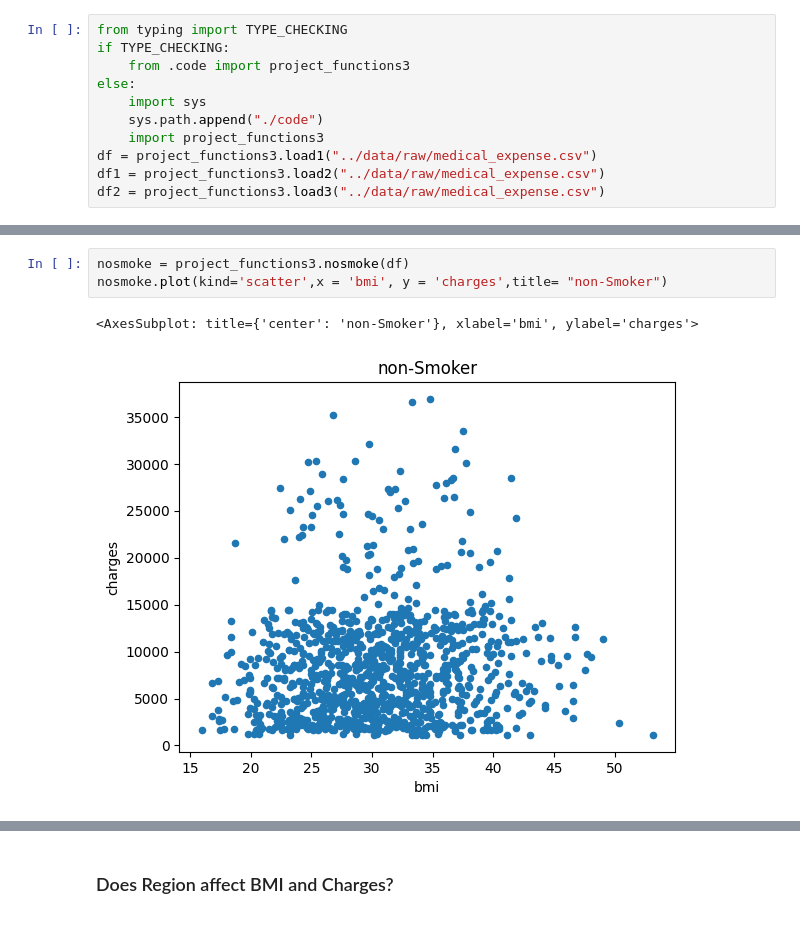
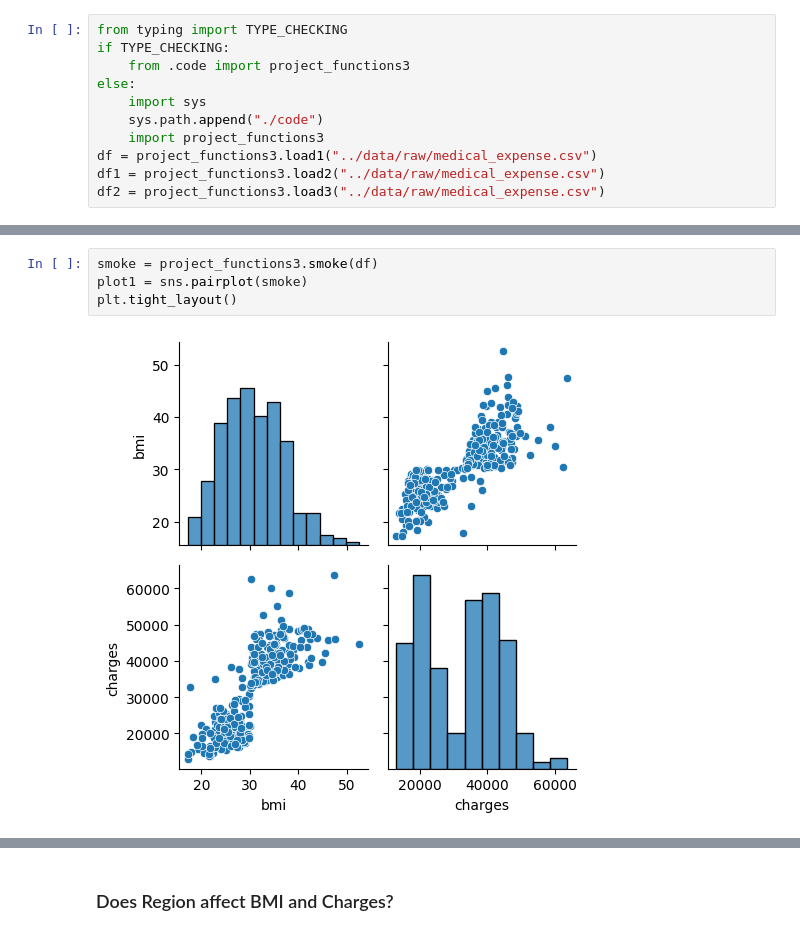
Before and after one commit to ubco-W2022T2-data301/project-group-group08, a Jupyter notebook: analysis/analysis3.ipynb, the cells around one changed output, grey strips where cells are left out. Drawn from its saved outputs; the diff is of its cells as text.

```diff
--- a/analysis/analysis3.ipynb
+++ b/analysis/analysis3.ipynb
@@ -32,6 +26,6 @@ smoke.plot(kind='scatter',x = 'bmi', y = 'charges',title= "Smoker")
-# %%
-nosmoke = project_functions3.nosmoke(df)
-nosmoke.plot(kind='scatter',x = 'bmi', y = 'charges',title= "non-Smoker")
-# %% [output]
-<AxesSubplot: title={'center': 'non-Smoker'}, xlabel='bmi', ylabel='charges'>
-[figure, removed]
+# %%
+smoke = project_functions3.smoke(df)
+plot1 = sns.pairplot(smoke)
+plt.tight_layout()
+# %% [output]
+[figure, added]
```
Also changed, not shown: parts of 5 cells of this notebook, 3 other files.
